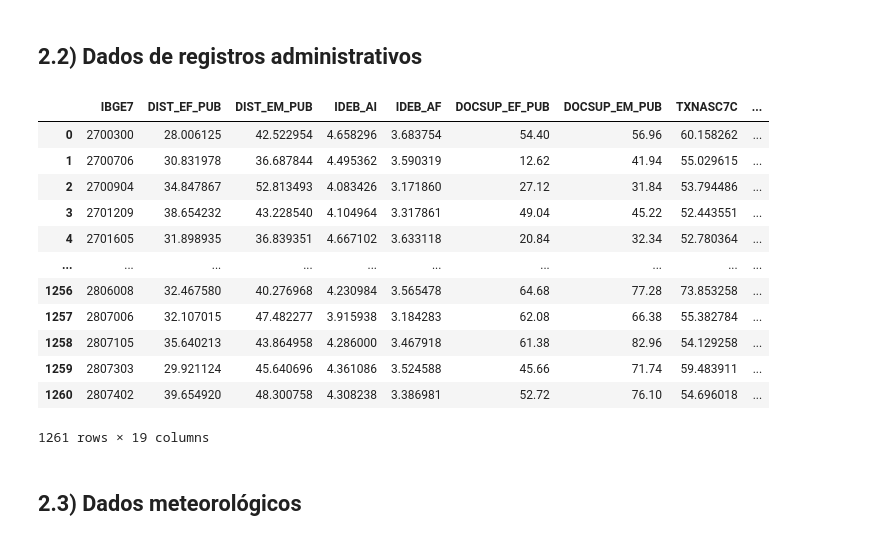
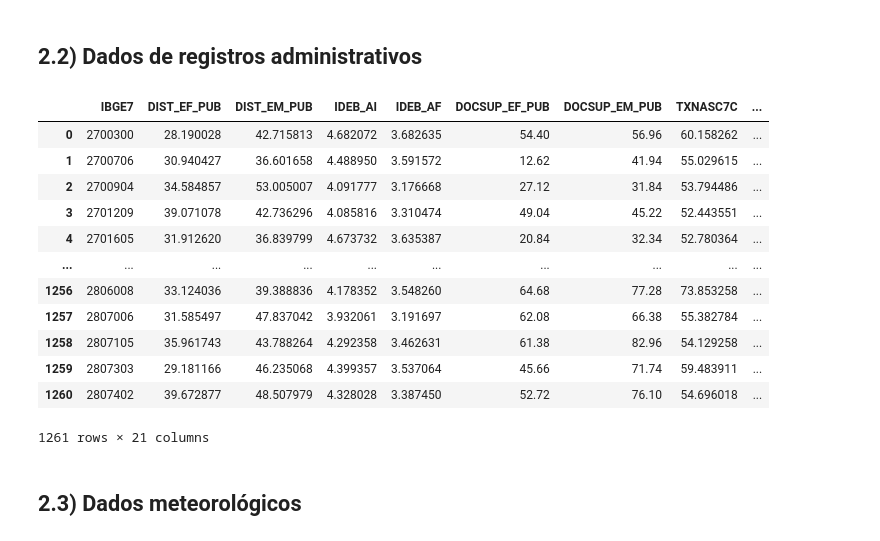
Before and after one commit to caiosoter/BCG2023, a Jupyter notebook: Notebooks/ColetaDosDados.ipynb, the cells around one changed output. Cells and saved outputs as stored; diff of their text form; code cells hidden in the pictures.

```diff
--- a/Notebooks/ColetaDosDados.ipynb
+++ b/Notebooks/ColetaDosDados.ipynb
@@ -49,52 +53,86 @@ def calcular_populacao_total(municipio, municipios_df):
         distancia = great_circle((municipio['LATITUDE'], municipio['LONGITUDE']), (row['LATITUDE'], row['LONGITUDE'])).kilometers
         if distancia <= 30:
             populacao_total += row['POP_TOT']
     return populacao_total
 
 metrics = [
-    'ANO', 'IBGE7','DIST_EF_PUB','DIST_EM_PUB','TTREVA_EF_PUB','TTREVA_EM_PUB','IDEB_AI',
-    'IDEB_AF','DOCSUP_EF_PUB','DOCSUP_EM_PUB','TXNASC7C','TXNBAIXOP','PINTERSAP','PINTERDRSAI',
-    'REN_PIBPC_D','PDEFAGUA','PDEFESGOTO','PANALF15','PIND_POS','SNIS_PAGUA','POP_TOT'
+    'ANO',
+    'IBGE7',
+    'DIST_EF_PUB',
+    'DIST_EM_PUB',
+    'IDEB_AI',
+    'IDEB_AF',
+    'DOCSUP_EF_PUB',
+    'DOCSUP_EM_PUB',
+    'TXNASC7C','TXNBAIXOP',
+    'PINTERSAP',
+    'PINTERDRSAI',
+    'REN_PIBPC_D',
+    'PDEFAGUA',
+    'PDEFESGOTO',
+    'PANALF15',
+    'PIND_POS',
+    'SNIS_PAGUA',
+    'POP_TOT',
+    "PMATPUB_EF",
+    "PMATPUB_EM"
 ]
 
 reg_adm_mun = pd.read_excel(r'../Dados/Registros Administrativos/dados_registros_administrativos_total_2012_2017.xlsx', sheet_name = 'MUNICÍPIO')
 reg_adm_mun = reg_adm_mun[reg_adm_mun['IBGE7'].isin(mun_ser['IBGE7'])]
 reg_adm_mun = reg_adm_mun[metrics]
-reg_adm_mun = reg_adm_mun.dropna(axis = 1, thresh = reg_adm_mun.shape[0]*0.5)
 
-num_metrics = ['ANO', 'DIST_EF_PUB', 'DIST_EM_PUB', 'IDEB_AI',
-               'IDEB_AF', 'DOCSUP_EF_PUB', 'DOCSUP_EM_PUB', 'TXNASC7C', 'TXNBAIXOP',
-               'PINTERSAP', 'PINTERDRSAI', 'REN_PIBPC_D', 'PDEFAGUA', 'PDEFESGOTO',
-               'PANALF15', 'PIND_POS', 'SNIS_PAGUA', 'POP_TOT']
-
+num_metrics = [
+    'ANO',
+    'DIST_EF_PUB',
+    'DIST_EM_PUB',
+    'IDEB_AI',
+    'IDEB_AF',
+    'DOCSUP_EF_PUB',
+    'DOCSUP_EM_PUB',
+    'TXNASC7C',
+    'TXNBAIXOP',
+    'PINTERSAP',
+    'PINTERDRSAI',
+    'REN_PIBPC_D',
+    'PDEFAGUA',
+    'PDEFESGOTO',
+    'PANALF15',
+    'PIND_POS',
+    'SNIS_PAGUA',
+    'POP_TOT',
+    "PMATPUB_EF",
+    "PMATPUB_EM"
+]
 
 reg_adm_mun[num_metrics] = imputer.fit_transform(reg_adm_mun[num_metrics])
 reg_adm_mun = reg_adm_mun.drop(columns='ANO')
 reg_adm_mun = reg_adm_mun.groupby(['IBGE7']).mean().reset_index()
 
 cidades = mun_ser.copy()
 
 cidades = cidades.merge(reg_adm_mun, on = 'IBGE7', how = 'inner')
 
 cidades['POP_TOT_30KM'] = 0
 
 for index, municipio in cidades.iterrows():
     populacao_total_30km = calcular_populacao_total(municipio, cidades)
     cidades.at[index, 'POP_TOT_30KM'] = populacao_total_30km
 
-cidades = cidades.drop(columns = ['UF', 'NOME', 'LATITUDE', 'LONGITUDE','Unnamed: 0'])
+cidades = cidades.drop(columns = ['UF', 'NOME', 'LATITUDE', 'LONGITUDE'])
+cidades.to_csv('../Dados/Views/registros_administrativos.csv')
 cidades
 # %% [output]
 |  | IBGE7 | DIST_EF_PUB | DIST_EM_PUB | IDEB_AI | IDEB_AF | DOCSUP_EF_PUB | DOCSUP_EM_PUB | TXNASC7C | ... |
-| 0 | 2700300 | 28.006125 | 42.522954 | 4.658296 | 3.683754 | 54.40 | 56.96 | 60.158262 | ... |
-| 1 | 2700706 | 30.831978 | 36.687844 | 4.495362 | 3.590319 | 12.62 | 41.94 | 55.029615 | ... |
-| 2 | 2700904 | 34.847867 | 52.813493 | 4.083426 | 3.171860 | 27.12 | 31.84 | 53.794486 | ... |
-| 3 | 2701209 | 38.654232 | 43.228540 | 4.104964 | 3.317861 | 49.04 | 45.22 | 52.443551 | ... |
-| 4 | 2701605 | 31.898935 | 36.839351 | 4.667102 | 3.633118 | 20.84 | 32.34 | 52.780364 | ... |
+| 0 | 2700300 | 28.190028 | 42.715813 | 4.682072 | 3.682635 | 54.40 | 56.96 | 60.158262 | ... |
+| 1 | 2700706 | 30.940427 | 36.601658 | 4.488950 | 3.591572 | 12.62 | 41.94 | 55.029615 | ... |
+| 2 | 2700904 | 34.584857 | 53.005007 | 4.091777 | 3.176668 | 27.12 | 31.84 | 53.794486 | ... |
+| 3 | 2701209 | 39.071078 | 42.736296 | 4.085816 | 3.310474 | 49.04 | 45.22 | 52.443551 | ... |
+| 4 | 2701605 | 31.912620 | 36.839799 | 4.673732 | 3.635387 | 20.84 | 32.34 | 52.780364 | ... |
 | ... | ... | ... | ... | ... | ... | ... | ... | ... | ... |
-| 1256 | 2806008 | 32.467580 | 40.276968 | 4.230984 | 3.565478 | 64.68 | 77.28 | 73.853258 | ... |
-| 1257 | 2807006 | 32.107015 | 47.482277 | 3.915938 | 3.184283 | 62.08 | 66.38 | 55.382784 | ... |
-| 1258 | 2807105 | 35.640213 | 43.864958 | 4.286000 | 3.467918 | 61.38 | 82.96 | 54.129258 | ... |
-| 1259 | 2807303 | 29.921124 | 45.640696 | 4.361086 | 3.524588 | 45.66 | 71.74 | 59.483911 | ... |
-| 1260 | 2807402 | 39.654920 | 48.300758 | 4.308238 | 3.386981 | 52.72 | 76.10 | 54.696018 | ... |
+| 1256 | 2806008 | 33.124036 | 39.388836 | 4.178352 | 3.548260 | 64.68 | 77.28 | 73.853258 | ... |
+| 1257 | 2807006 | 31.585497 | 47.837042 | 3.932061 | 3.191697 | 62.08 | 66.38 | 55.382784 | ... |
+| 1258 | 2807105 | 35.961743 | 43.788264 | 4.292358 | 3.462631 | 61.38 | 82.96 | 54.129258 | ... |
+| 1259 | 2807303 | 29.181166 | 46.235068 | 4.399357 | 3.537064 | 45.66 | 71.74 | 59.483911 | ... |
+| 1260 | 2807402 | 39.672877 | 48.507979 | 4.328028 | 3.387450 | 52.72 | 76.10 | 54.696018 | ... |
-1261 rows × 19 columns
+1261 rows × 21 columns
```
Also changed, not shown: parts of 20 cells of this notebook, 3 other files.
